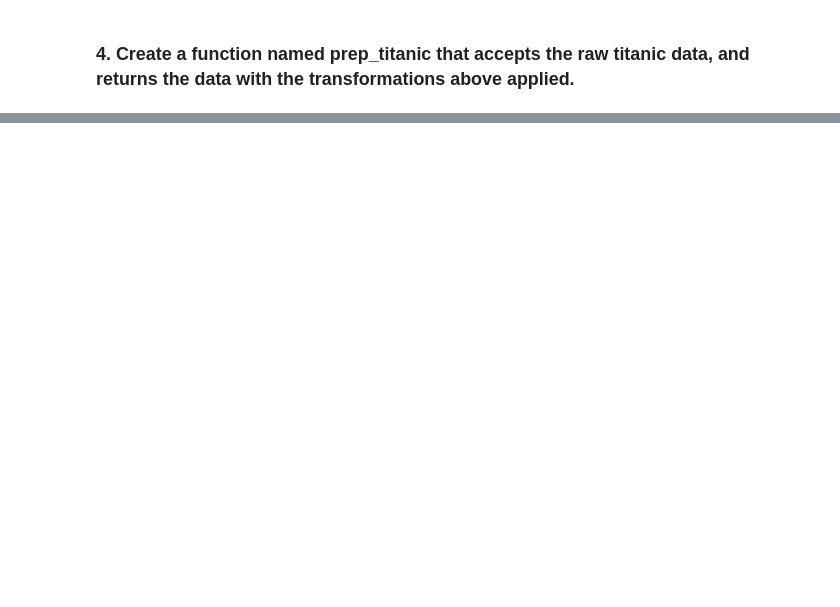
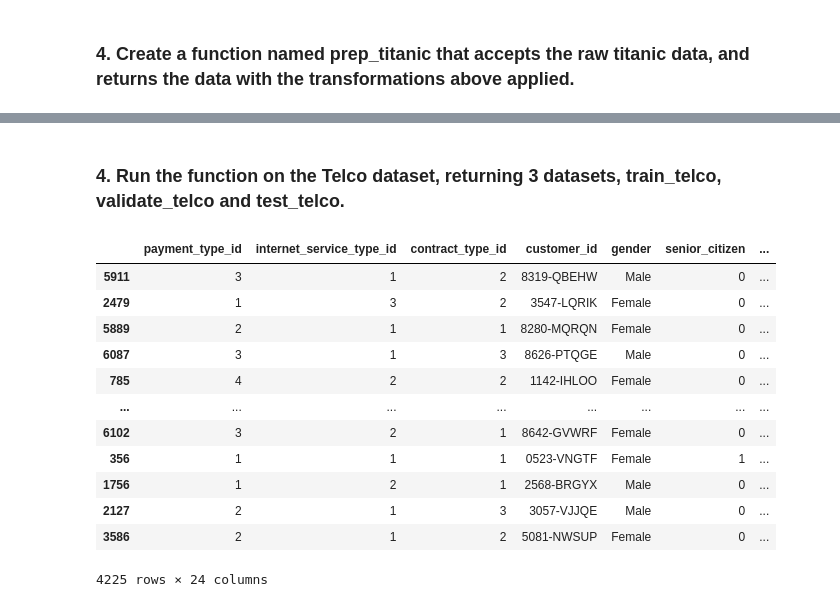
Before and after one commit to Yvette-Ibarra/classification-exercises, a Jupyter notebook: classification_exercises.ipynb, the cells around one changed output, grey strips where cells are left out. Cells and saved outputs as stored; diff of their text form; code cells hidden in the pictures; blank space fills up the shorter version.

```diff
--- a/classification_exercises.ipynb
+++ b/classification_exercises.ipynb
@@ -707,0 +745,7 @@ Run the function on the Telco dataset, returning 3 datasets, train_telco, valida
+# %%
+def train_validate_test(df, target):
+
+    train, test = train_test_split(df, test_size=.2, random_state=123, stratify=df[target])
+    train, validate = train_test_split(train, test_size=.25, random_state=123, stratify=train[target])
+
+    return train, validate, test
@@ -707,0 +804,22 @@ Run the function on the Telco dataset, returning 3 datasets, train_telco, valida
+# %% [markdown]
+### 4. Run the function on the Telco dataset, returning 3 datasets, train_telco, validate_telco and test_telco.
+# %%
+target = 'churn'
+# %%
+train_telco, validate_telco, test_telco = train_validate_test(telco_df, target)
+# %%
+train_telco
+# %% [output]
+|  | payment_type_id | internet_service_type_id | contract_type_id | customer_id | gender | senior_citizen | ... |
+| 5911 | 3 | 1 | 2 | 8319-QBEHW | Male | 0 | ... |
+| 2479 | 1 | 3 | 2 | 3547-LQRIK | Female | 0 | ... |
+| 5889 | 2 | 1 | 1 | 8280-MQRQN | Female | 0 | ... |
+| 6087 | 3 | 1 | 3 | 8626-PTQGE | Male | 0 | ... |
+| 785 | 4 | 2 | 2 | 1142-IHLOO | Female | 0 | ... |
+| ... | ... | ... | ... | ... | ... | ... | ... |
+| 6102 | 3 | 2 | 1 | 8642-GVWRF | Female | 0 | ... |
+| 356 | 1 | 1 | 1 | 0523-VNGTF | Female | 1 | ... |
+| 1756 | 1 | 2 | 1 | 2568-BRGYX | Male | 0 | ... |
+| 2127 | 2 | 1 | 3 | 3057-VJJQE | Male | 0 | ... |
+| 3586 | 2 | 1 | 2 | 5081-NWSUP | Female | 0 | ... |
+4225 rows × 24 columns
```
Also changed, not shown: parts of 79 cells of this notebook.
